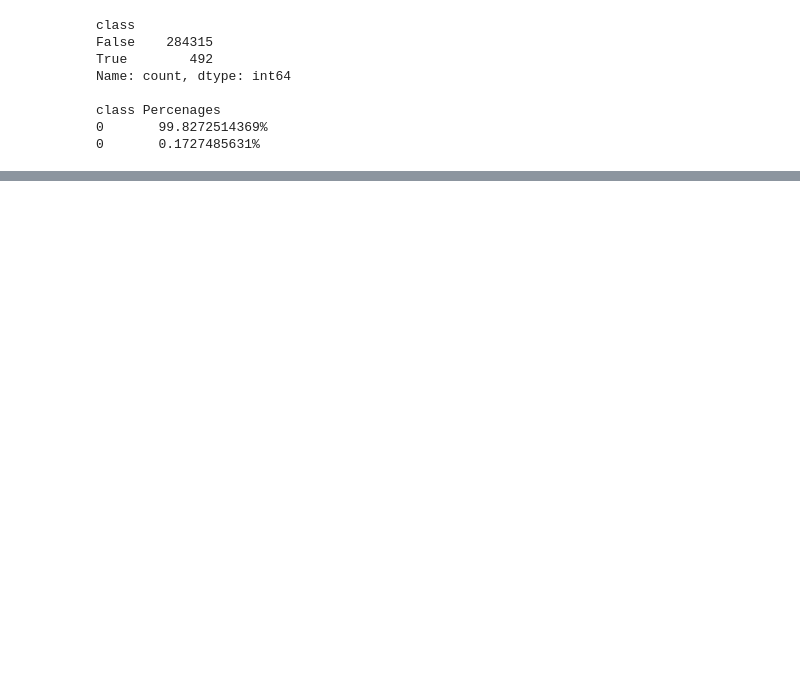
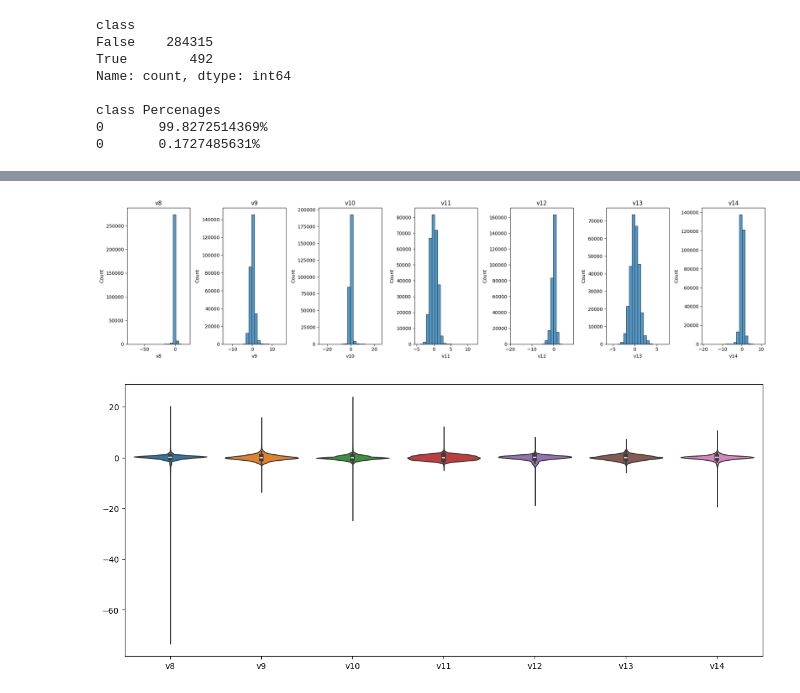
Before and after one commit to x81k25/fraud-detection, a Jupyter notebook: notebooks/01-data-discovery.ipynb, the cells around one changed output, grey strips where cells are left out. Cells and saved outputs as stored; diff of their text form; code cells hidden in the pictures; blank space fills up the shorter version.

```diff
--- a/notebooks/01-data-discovery.ipynb
+++ b/notebooks/01-data-discovery.ipynb
@@ -415,0 +262,3 @@ weighted avg       1.00      1.00      1.00     56962
+# %%
+display_pca(cc[['v8', 'v9', 'v10', 'v11', 'v12', 'v13', 'v14']])
+# %% [output]
@@ -415,0 +274,2 @@ weighted avg       1.00      1.00      1.00     56962
+[figure, added]
+[figure, added]
```
Also changed, not shown: parts of 45 cells of this notebook, 5 other files.
